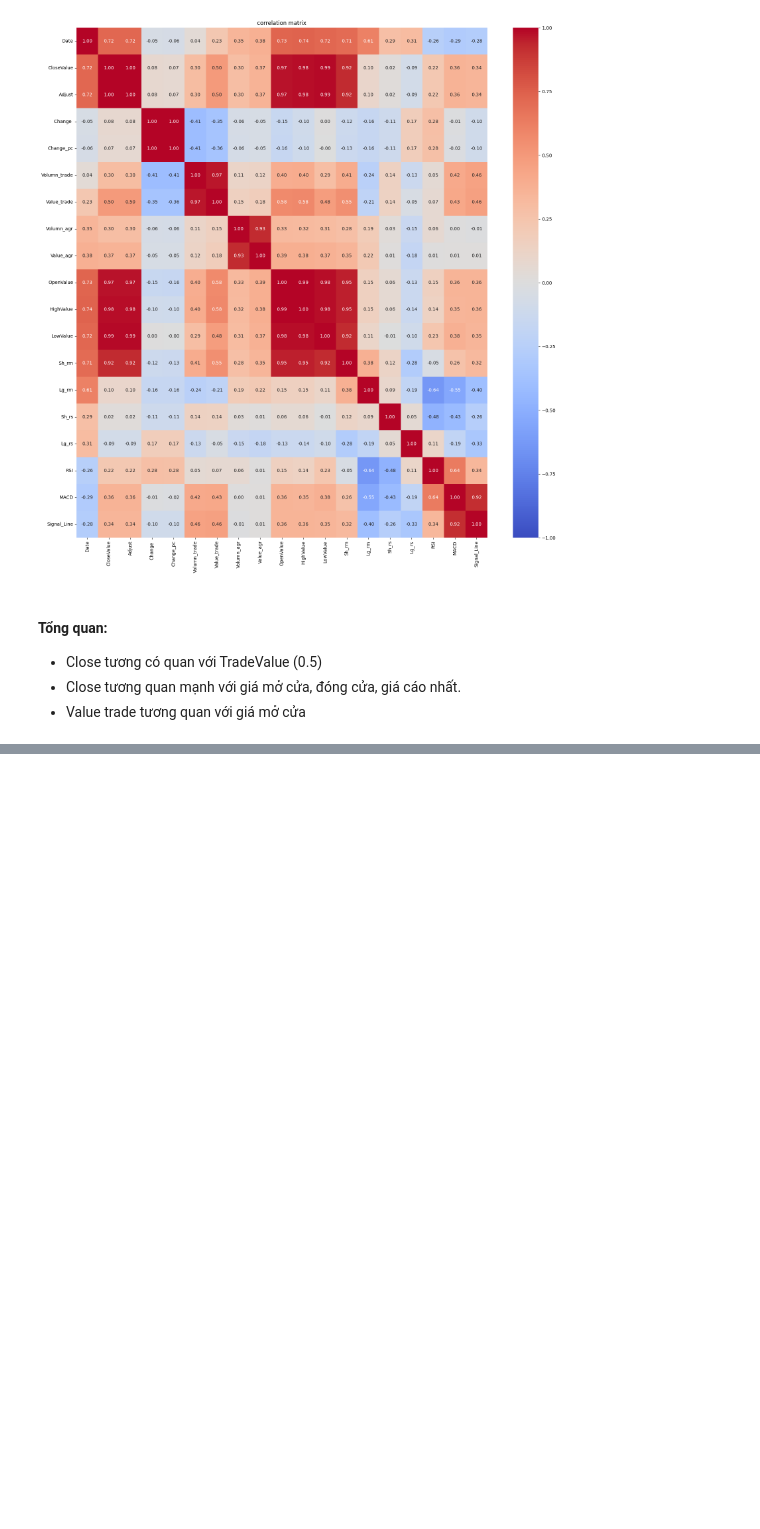
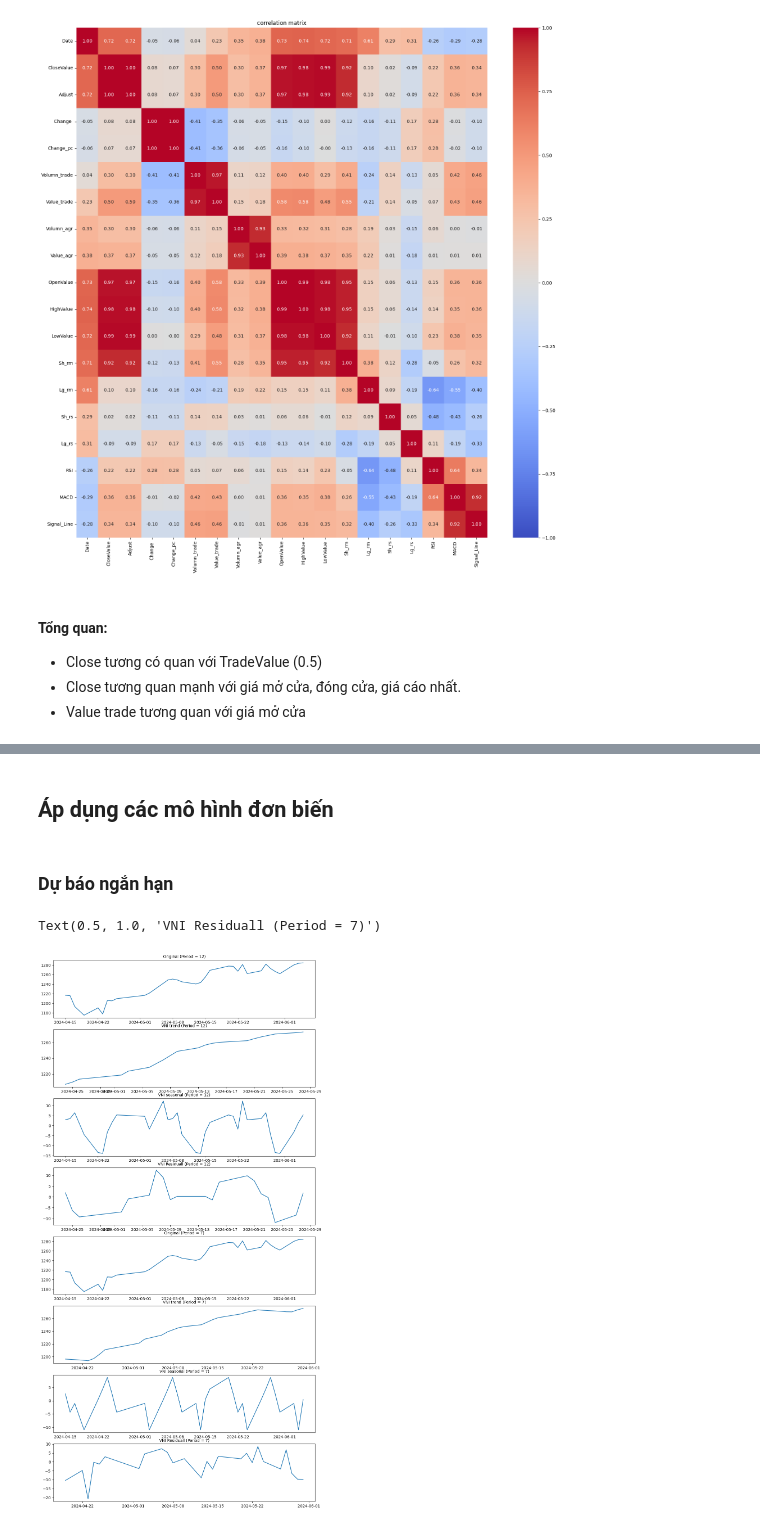
Before and after one commit to thainq1402/H-h-tr-quy-t-nh, a Jupyter notebook: Market trand prediction/EDA_VNINDEX.ipynb, the cells around one changed output, grey strips where cells are left out. Drawn from its saved outputs; the diff is of its cells as text; code cells hidden in the pictures; blank space fills up the shorter version.

```diff
--- a/Market trand prediction/EDA_VNINDEX.ipynb
+++ b/Market trand prediction/EDA_VNINDEX.ipynb
@@ -470,0 +522,51 @@ plt.show()
+# %% [markdown]
+## Áp dụng các mô hình đơn biến
+# %% [markdown]
+### Dự báo ngắn hạn
+# %%
+# Lấy dữ liệu từ đầu trend cuối tháng 4
+start_date = '2024-04-15'
+vni_close = vni[vni['Date'] >= start_date]
+# period  = 12
+vni_close_month = seasonal_decompose(vni_close['CloseValue'], model='additive', period=12)
+# period = 7
+vni_close_weekly  = seasonal_decompose(vni_close['CloseValue'], model= 'additive', period= 7)
+
+#plot vni_decom_monthly
+# Plot the decomposed components
+fig, ax = plt.subplots(8,1,figsize = (12,25))
+#Original timeseries
+ax[0].plot(vni_close['Date'],vni_close['CloseValue'], label = 'Original')
+ax[0].set_title('Original (Period = 12)',fontsize = 10)
+#Trend vni in 12 month
+ax[1].plot(vni_close['Date'],vni_close_month.trend, label = 'Trend')
+# ax[1].legend()
+ax[1].set_title('VNI trend (Period = 12)',fontsize = 10)
+#Seasonal vni  in 12 month
+ax[2].plot(vni_close['Date'],vni_close_month.seasonal, label = 'Seasonal')
+# ax[2].legend()
+ax[2].set_title('VNI seasonal (Period = 12)',fontsize = 10)
+#Residual vni in 12 month
+ax[3].plot(vni_close['Date'],vni_close_month.resid, label = 'Residual')
+# ax[3].legend()
+ax[3].set_title('VNI Residuall (Period = 12)',fontsize = 10)
+
+# Weekly
+#Original timeseries
+ax[4].plot(vni_close['Date'],vni_close['CloseValue'], label = 'Original')
+ax[4].set_title('Original (Period = 7)',fontsize = 10)
+#Trend vni in 7 month
+ax[5].plot(vni_close['Date'],vni_close_weekly.trend, label = 'Trend')
+# ax[5].legend()
+ax[5].set_title('VNI trend (Period = 7)',fontsize = 10)
+#Seasonal vni  in 7 month
+ax[6].plot(vni_close['Date'],vni_close_weekly.seasonal, label = 'Seasonal')
+# ax[6].legend()
+ax[6].set_title('VNI seasonal (Period = 7)',fontsize = 10)
+#Residual vni in 7 month
+ax[7].plot(vni_close['Date'],vni_close_weekly.resid, label = 'Residual')
+# ax[7].legend()
+ax[7].set_title('VNI Residuall (Period = 7)',fontsize = 10)
+# %% [output]
+Text(0.5, 1.0, 'VNI Residuall (Period = 7)')
+[figure, added]
```
Also changed, not shown: parts of 18 cells of this notebook, 7 other files.
